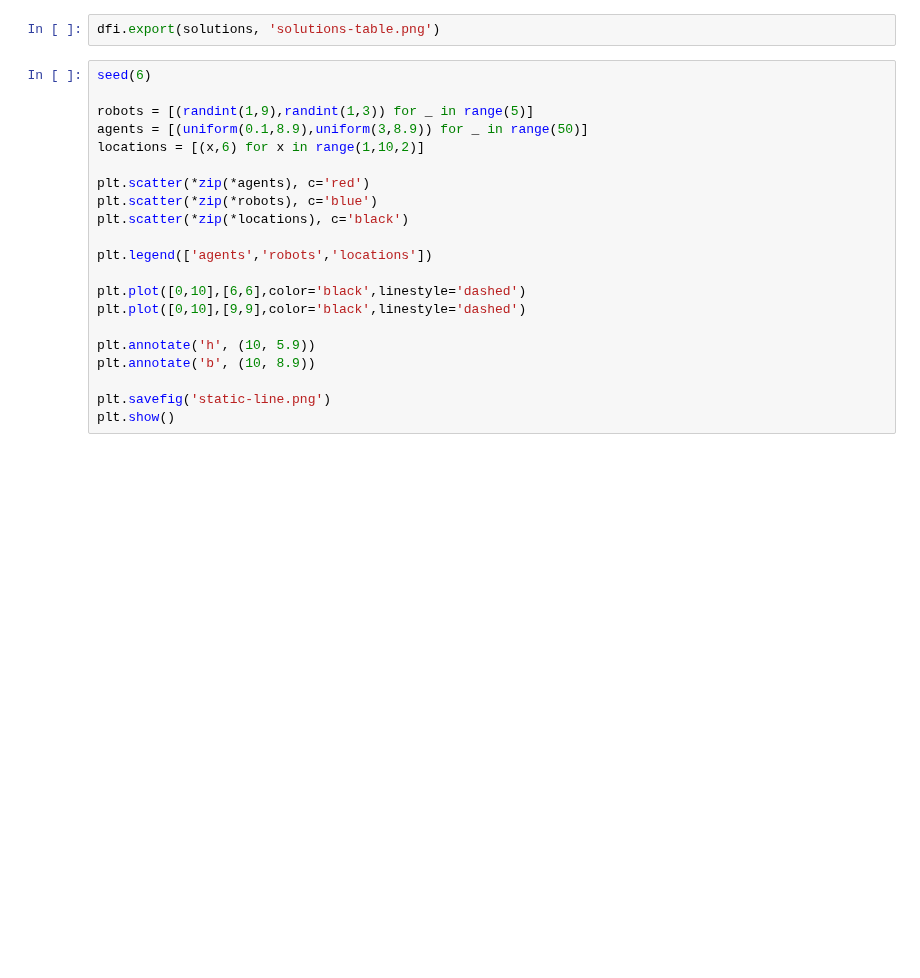
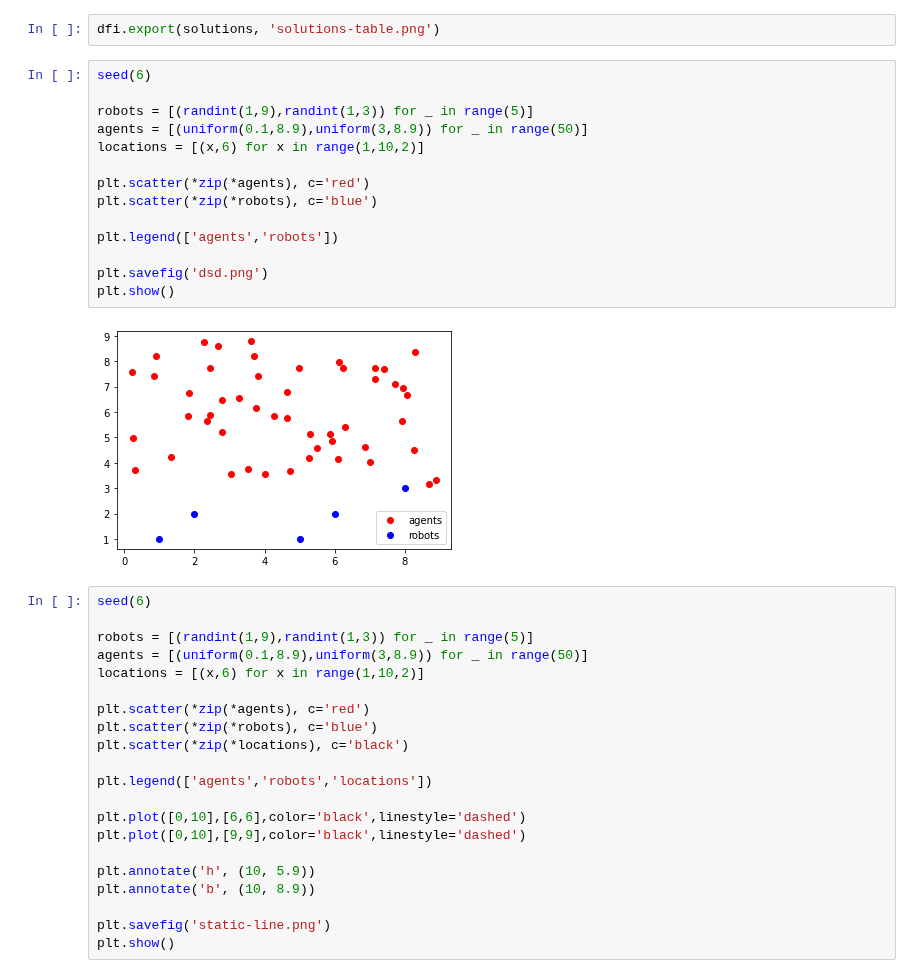
Before and after one commit to Elilgo324/dsd, a Jupyter notebook: paper-plots/paper_plots.ipynb, the cells around one changed output. Saved outputs shown, nothing was run; the diff lists cells and outputs as text; blank space fills up the shorter version.

```diff
--- a/paper-plots/paper_plots.ipynb
+++ b/paper-plots/paper_plots.ipynb
@@ -38,5 +35,21 @@ solutions
 # %%
 dfi.export(solutions, 'solutions-table.png')
+# %%
+seed(6)
+
+robots = [(randint(1,9),randint(1,3)) for _ in range(5)]
+agents = [(uniform(0.1,8.9),uniform(3,8.9)) for _ in range(50)]
+locations = [(x,6) for x in range(1,10,2)]
+
+plt.scatter(*zip(*agents), c='red')
+plt.scatter(*zip(*robots), c='blue')
+
+plt.legend(['agents','robots'])
+
+plt.savefig('dsd.png')
+plt.show()
+# %% [output]
+[figure, added]
 # %%
 seed(6)
 
```
Also changed, not shown: parts of 1 cell of this notebook, 25 other files.
